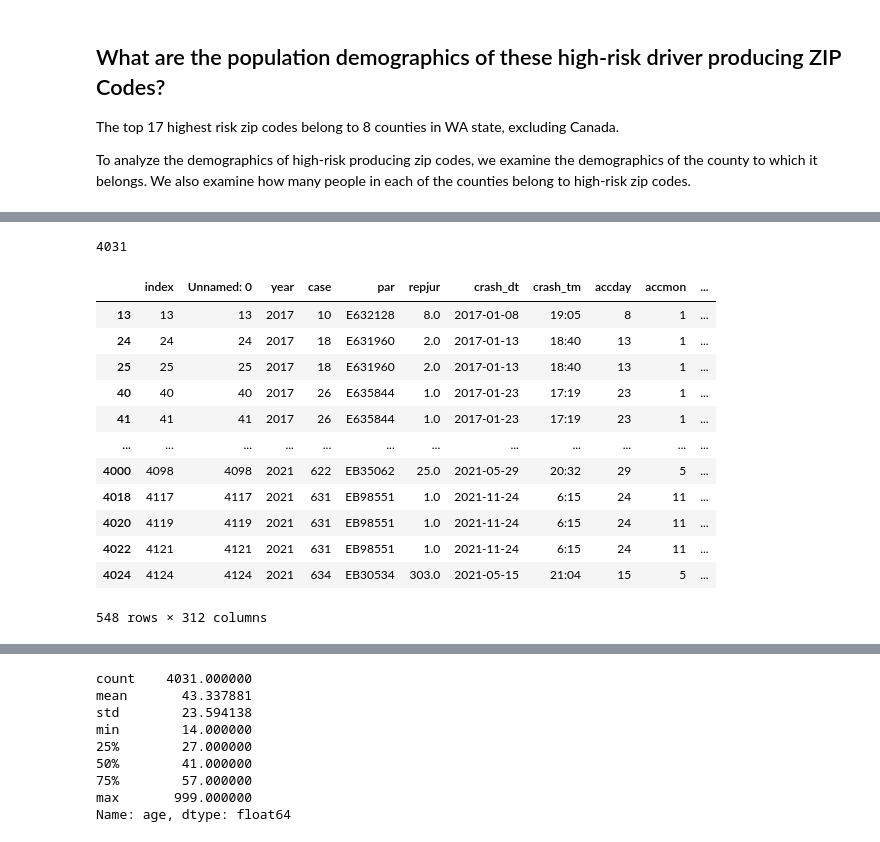
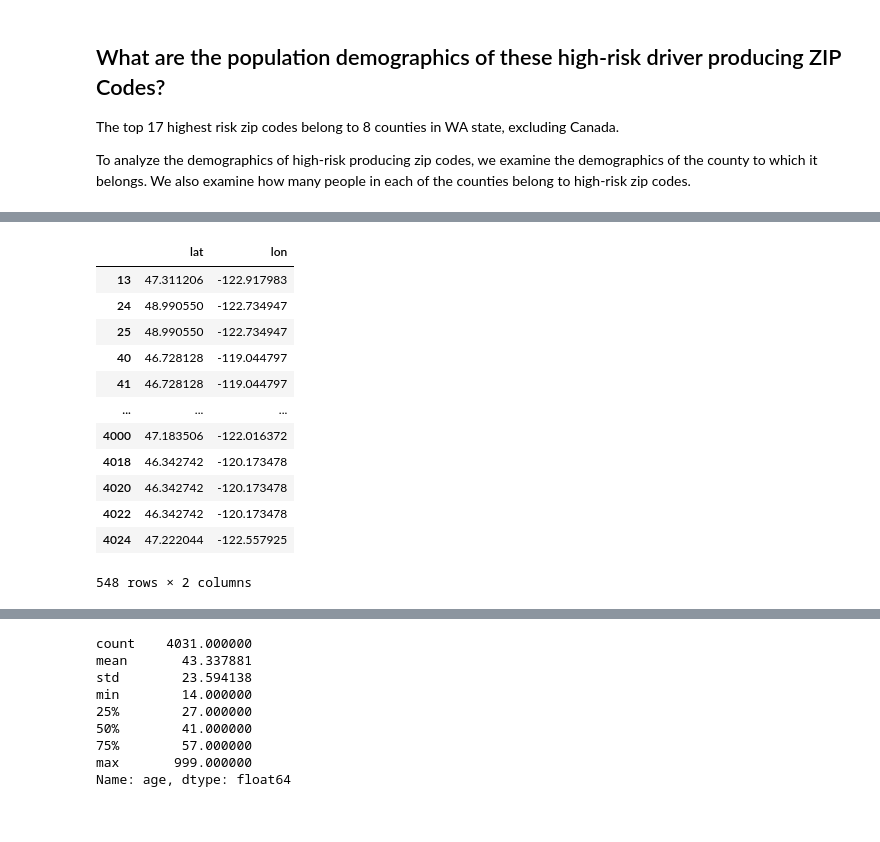
Before and after one commit to uysiri/info-challenge-teamIC23058, a Jupyter notebook: umdinfochallenge.ipynb, the cells around one changed output, grey strips where cells are left out. Cells and saved outputs as stored; diff of their text form; code cells hidden in the pictures.

```diff
--- a/umdinfochallenge.ipynb
+++ b/umdinfochallenge.ipynb
@@ -54,15 +49,13 @@ df.to_csv('crashdata_updated.csv') # import THIS data set
 
 Method: Calculate proportion mathematically
 # %%
-# start running code from here
+# start from here
+# processed in "preprocessing" notebook
 
 data = pd.read_csv("crashdata_updated.csv", low_memory=False) # some cols have mixed dtypes...
 data["crash_dt"]= pd.to_datetime(data["crash_dt"])
-data["licstate"]= data["licstate"].astype(str)
 
-# Among drivers involved in fatal crashes, what proportion are involved in crashes in communities where they live?
-
-# How do we want to define "community"? Let's start with zip codes
+# cast as str
 data['dzip'] = data['dzip'].astype(str)
 # get rid of the trailing zeros
 data['dzip'] = data['dzip'].replace(r'\.0$', '', regex=True)
@@ -85,19 +61,0 @@ data
-# %%
-# In order for this calculation to be accurate, we need to remove the rows where BOTH zip code and state is "unknown" or "not reported" because the driver zip for each of these rows won't match the crash zip but we have no way validating where the driver is ACTUALLY from-- we cannot assume that the driver is from out of state/country
-
-# Answers hinge on the assumption that the driver's zip code for each observation is accurate
-for index, row in data.iterrows():
-    if row['dzip']=='99999' and row['licstate']=='99':
-        data.drop(index, inplace=True)
-    if row['dzip']=='99999' and row['licstate']=='98':
-        data.drop(index, inplace=True)
-    if row['dzip']=='99998' and row['licstate']=='99':
-        data.drop(index, inplace=True)
-    if row['dzip']=='99998' and row['licstate']=='98':
-        data.drop(index, inplace=True)
-    if row['dzip']=='99998' and row['licstate']=='53':
-        data.drop(index, inplace=True)
-# %%
-# should be done
-
-data.reset_index(inplace=True)
@@ -201,17 +86,3 @@ Name: d_cty, dtype: int64
 # %% [markdown]
 - Calculate the same proportions for before Spring 2020 and after Spring 2020
 - Represent these 3 proportions in a horizontal stacked bar chart
-# %%
-# Add another column to dataset indicating if it is pre or post covid (covid is in post-covid)
-# Post-Covid is defined as March 1 2020, as the Governor of Washington declared a state of emergency on Feb 29, 2020
-
-covid = [] # set empty list
-startdate = pd.to_datetime("2020-3-1").date()
-
-for index, row in data.iterrows():
-    if row['crash_dt']<startdate:
-        covid.append("pre-pandemic") # if equal add "resident" to list
-    else:
-        covid.append("post-pandemic") # else add "visitor"
-
-data["covid"] = covid # cast list as df column
@@ -374,23 +246,19 @@ targetzips = ['99301', '98444', '98387', '98837', '98404', '98391', '98951',
        '98902', '98168']
 
 newdata = data.loc[data['dzip'].isin(targetzips)]
-# %%
-len(data)
-# %% [output]
-4031
 # %%
-newdata
+newdata[['lat','lon']]
 # %% [output]
-|  | index | Unnamed: 0 | year | case | par | repjur | crash_dt | crash_tm | accday | accmon | ... |
-| 13 | 13 | 13 | 2017 | 10 | E632128 | 8.0 | 2017-01-08 | 19:05 | 8 | 1 | ... |
-| 24 | 24 | 24 | 2017 | 18 | E631960 | 2.0 | 2017-01-13 | 18:40 | 13 | 1 | ... |
-| 25 | 25 | 25 | 2017 | 18 | E631960 | 2.0 | 2017-01-13 | 18:40 | 13 | 1 | ... |
-| 40 | 40 | 40 | 2017 | 26 | E635844 | 1.0 | 2017-01-23 | 17:19 | 23 | 1 | ... |
-| 41 | 41 | 41 | 2017 | 26 | E635844 | 1.0 | 2017-01-23 | 17:19 | 23 | 1 | ... |
-| ... | ... | ... | ... | ... | ... | ... | ... | ... | ... | ... | ... |
-| 4000 | 4098 | 4098 | 2021 | 622 | EB35062 | 25.0 | 2021-05-29 | 20:32 | 29 | 5 | ... |
-| 4018 | 4117 | 4117 | 2021 | 631 | EB98551 | 1.0 | 2021-11-24 | 6:15 | 24 | 11 | ... |
-| 4020 | 4119 | 4119 | 2021 | 631 | EB98551 | 1.0 | 2021-11-24 | 6:15 | 24 | 11 | ... |
-| 4022 | 4121 | 4121 | 2021 | 631 | EB98551 | 1.0 | 2021-11-24 | 6:15 | 24 | 11 | ... |
-| 4024 | 4124 | 4124 | 2021 | 634 | EB30534 | 303.0 | 2021-05-15 | 21:04 | 15 | 5 | ... |
+|  | lat | lon |
+| 13 | 47.311206 | -122.917983 |
+| 24 | 48.990550 | -122.734947 |
+| 25 | 48.990550 | -122.734947 |
+| 40 | 46.728128 | -119.044797 |
+| 41 | 46.728128 | -119.044797 |
+| ... | ... | ... |
+| 4000 | 47.183506 | -122.016372 |
+| 4018 | 46.342742 | -120.173478 |
+| 4020 | 46.342742 | -120.173478 |
+| 4022 | 46.342742 | -120.173478 |
+| 4024 | 47.222044 | -122.557925 |
-548 rows × 312 columns
+548 rows × 2 columns
```
Also changed, not shown: parts of 40 cells of this notebook, 2 other files.
